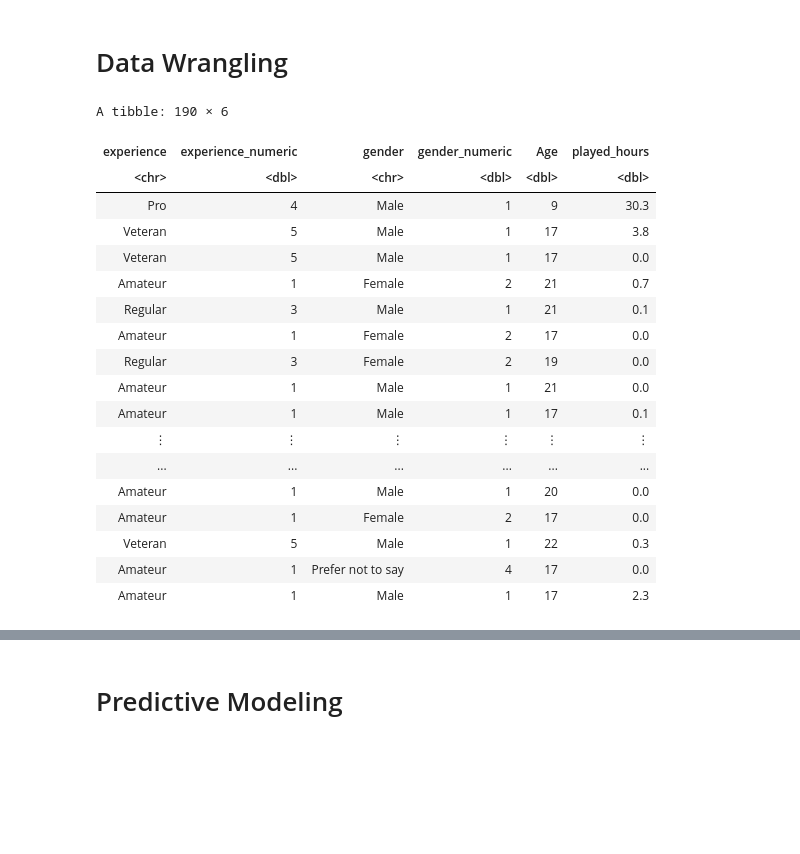
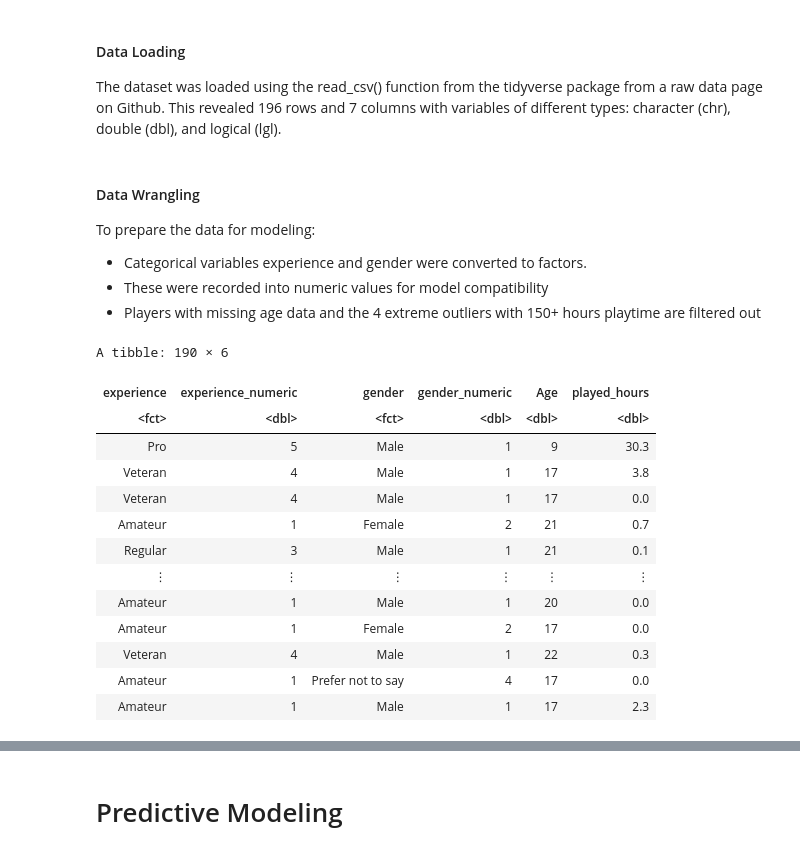
Before and after one commit to AndrewH-dsci/DSCI-Group-Project, a Jupyter notebook: Wrangling_and_Model_Code.ipynb, the cells around one changed output, grey strips where cells are left out. Cells and saved outputs as stored; diff of their text form; code cells hidden in the pictures; blank space fills up the shorter version.

```diff
--- a/Wrangling_and_Model_Code.ipynb
+++ b/Wrangling_and_Model_Code.ipynb
@@ -48,51 +37,58 @@ A tibble: 5 × 2
+# %% [markdown]
+<h4>Data Loading</h4>
+
+The dataset was loaded using the read_csv() function from the tidyverse package from a raw data page on Github. This revealed 196 rows and 7 columns with variables of different types: character (chr), double (dbl), and logical (lgl).
+# %%
+player_data <- read_csv("https://raw.githubusercontent.com/AndrewH-dsci/DSCI-Group-Project/fa0dd401ba3e001aec7ea300254d95ecdc33d150/players.csv", show_col_types=FALSE)
 # %% [markdown]
-<h1>Data Wrangling</h1>
+<h4>Data Wrangling</h4>
+
+To prepare the data for modeling:
+- Categorical variables experience and gender were converted to factors.
+- These were recorded into numeric values for model compatibility
+- Players with missing age data and the 4 extreme outliers with 150+ hours playtime are filtered out
 # %%
 wrangled_data<-player_data|>
     mutate(experience=as.factor(experience), gender=as.factor(gender))|>
     mutate(experience_numeric=recode(
                         experience,
                              "Amateur"=1,
                              "Beginner"=2,
                              "Regular"=3,
-                             "Pro"=4,
-                             "Veteran"=5
+                             "Veteran"=4,
+                             "Pro"=5
                                      ),
             gender_numeric=recode(
                         gender,
                              "Male"=1,
                              "Female"=2,
                              "Non-binary"=3,
                              "Prefer not to say"=4,
                              "Two-Spirited"=5,
                              "Agender"=6,
                              "Other"=7
                                 )
           )|>
     select(experience_numeric, gender_numeric)|>
     bind_cols(player_data)|>
     filter(Age!="NA")|>
     select(experience, experience_numeric, gender, gender_numeric, Age, played_hours)|>
-    filter(played_hours<=80)
+    filter(played_hours<=100)|>
+    mutate(experience=as.factor(experience), gender=as.factor(gender))
 
 wrangled_data
 # %% [output]
 A tibble: 190 × 6
 | experience | experience_numeric | gender | gender_numeric | Age | played_hours |
-| <chr> | <dbl> | <chr> | <dbl> | <dbl> | <dbl> |
-| Pro | 4 | Male | 1 | 9 | 30.3 |
-| Veteran | 5 | Male | 1 | 17 | 3.8 |
-| Veteran | 5 | Male | 1 | 17 | 0.0 |
+| <fct> | <dbl> | <fct> | <dbl> | <dbl> | <dbl> |
+| Pro | 5 | Male | 1 | 9 | 30.3 |
+| Veteran | 4 | Male | 1 | 17 | 3.8 |
+| Veteran | 4 | Male | 1 | 17 | 0.0 |
 | Amateur | 1 | Female | 2 | 21 | 0.7 |
 | Regular | 3 | Male | 1 | 21 | 0.1 |
-| Amateur | 1 | Female | 2 | 17 | 0.0 |
-| Regular | 3 | Female | 2 | 19 | 0.0 |
-| Amateur | 1 | Male | 1 | 21 | 0.0 |
-| Amateur | 1 | Male | 1 | 17 | 0.1 |
 | ⋮ | ⋮ | ⋮ | ⋮ | ⋮ | ⋮ |
-| ... | ... | ... | ... | ... | ... |
 | Amateur | 1 | Male | 1 | 20 | 0.0 |
 | Amateur | 1 | Female | 2 | 17 | 0.0 |
-| Veteran | 5 | Male | 1 | 22 | 0.3 |
+| Veteran | 4 | Male | 1 | 22 | 0.3 |
 | Amateur | 1 | Prefer not to say | 4 | 17 | 0.0 |
 | Amateur | 1 | Male | 1 | 17 | 2.3 |
```
Also changed, not shown: parts of 20 cells of this notebook.
